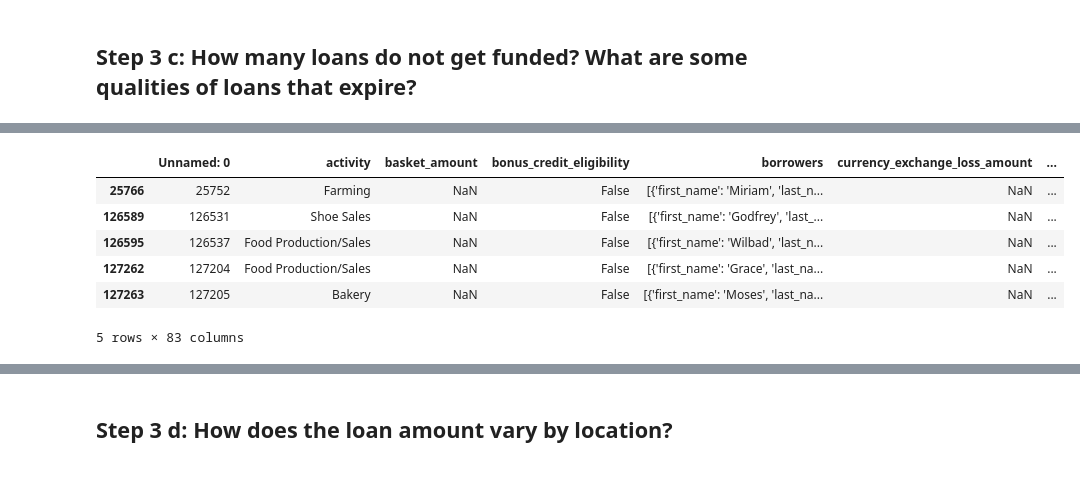
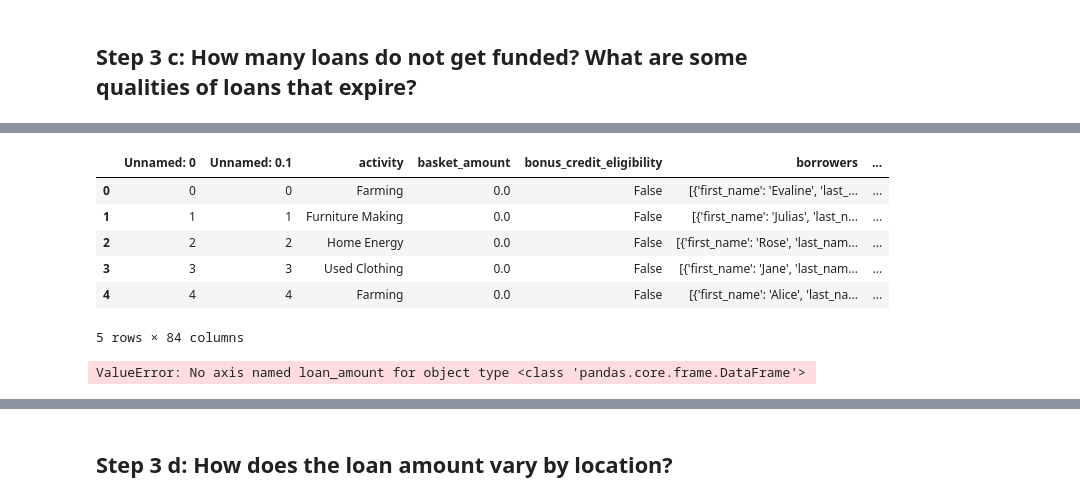
Before and after one commit to kipkurui/machine-learning, a Jupyter notebook: intro_to_machine_learning/module_1_exploratory_analysis/nbs/notebook_1_exploratory_analysis.ipynb, the cells around one changed output, grey strips where cells are left out. Saved outputs shown, nothing was run; the diff lists cells and outputs as text; code cells hidden in the pictures.

```diff
--- a/intro_to_machine_learning/module_1_exploratory_analysis/nbs/notebook_1_exploratory_analysis.ipynb
+++ b/intro_to_machine_learning/module_1_exploratory_analysis/nbs/notebook_1_exploratory_analysis.ipynb
@@ -242,4 +242,4 @@ df.head()
 | 3 | 3 | Used Clothing | 0.0 | False | [{'first_name': 'Jane', 'last_nam... | NaN | ... |
 | 4 | 4 | Farming | 0.0 | False | [{'first_name': 'Alice', 'last_na... | NaN | ... |
 # %%
-df=pd.read_csv(data_path+'/df.csv', low_memory=False)
+df=pd.read_csv('../../data/df.csv', low_memory=False)
@@ -628,10 +637,14 @@ df.groupby('partner_name')['loan_amount'].sum().sort_values(ascending=False).plo
 # %%
-df.
+df.head()
 # %% [output]
-|  | Unnamed: 0 | activity | basket_amount | bonus_credit_eligibility | borrowers | currency_exchange_loss_amount | ... |
-| 25766 | 25752 | Farming | NaN | False | [{'first_name': 'Miriam', 'last_n... | NaN | ... |
-| 126589 | 126531 | Shoe Sales | NaN | False | [{'first_name': 'Godfrey', 'last_... | NaN | ... |
-| 126595 | 126537 | Food Production/Sales | NaN | False | [{'first_name': 'Wilbad', 'last_n... | NaN | ... |
-| 127262 | 127204 | Food Production/Sales | NaN | False | [{'first_name': 'Grace', 'last_na... | NaN | ... |
-| 127263 | 127205 | Bakery | NaN | False | [{'first_name': 'Moses', 'last_na... | NaN | ... |
+|  | Unnamed: 0 | Unnamed: 0.1 | activity | basket_amount | bonus_credit_eligibility | borrowers | ... |
+| 0 | 0 | 0 | Farming | 0.0 | False | [{'first_name': 'Evaline', 'last_... | ... |
+| 1 | 1 | 1 | Furniture Making | 0.0 | False | [{'first_name': 'Julias', 'last_n... | ... |
+| 2 | 2 | 2 | Home Energy | 0.0 | False | [{'first_name': 'Rose', 'last_nam... | ... |
+| 3 | 3 | 3 | Used Clothing | 0.0 | False | [{'first_name': 'Jane', 'last_nam... | ... |
+| 4 | 4 | 4 | Farming | 0.0 | False | [{'first_name': 'Alice', 'last_na... | ... |
-5 rows × 83 columns
+5 rows × 84 columns
+# %%
+df.groupby('posted_year','loan_amount','posted,year').head()
+# %% [output]
+ValueError: No axis named loan_amount for object type <class 'pandas.core.frame.DataFrame'>
```
Also changed, not shown: parts of 25 cells of this notebook.
